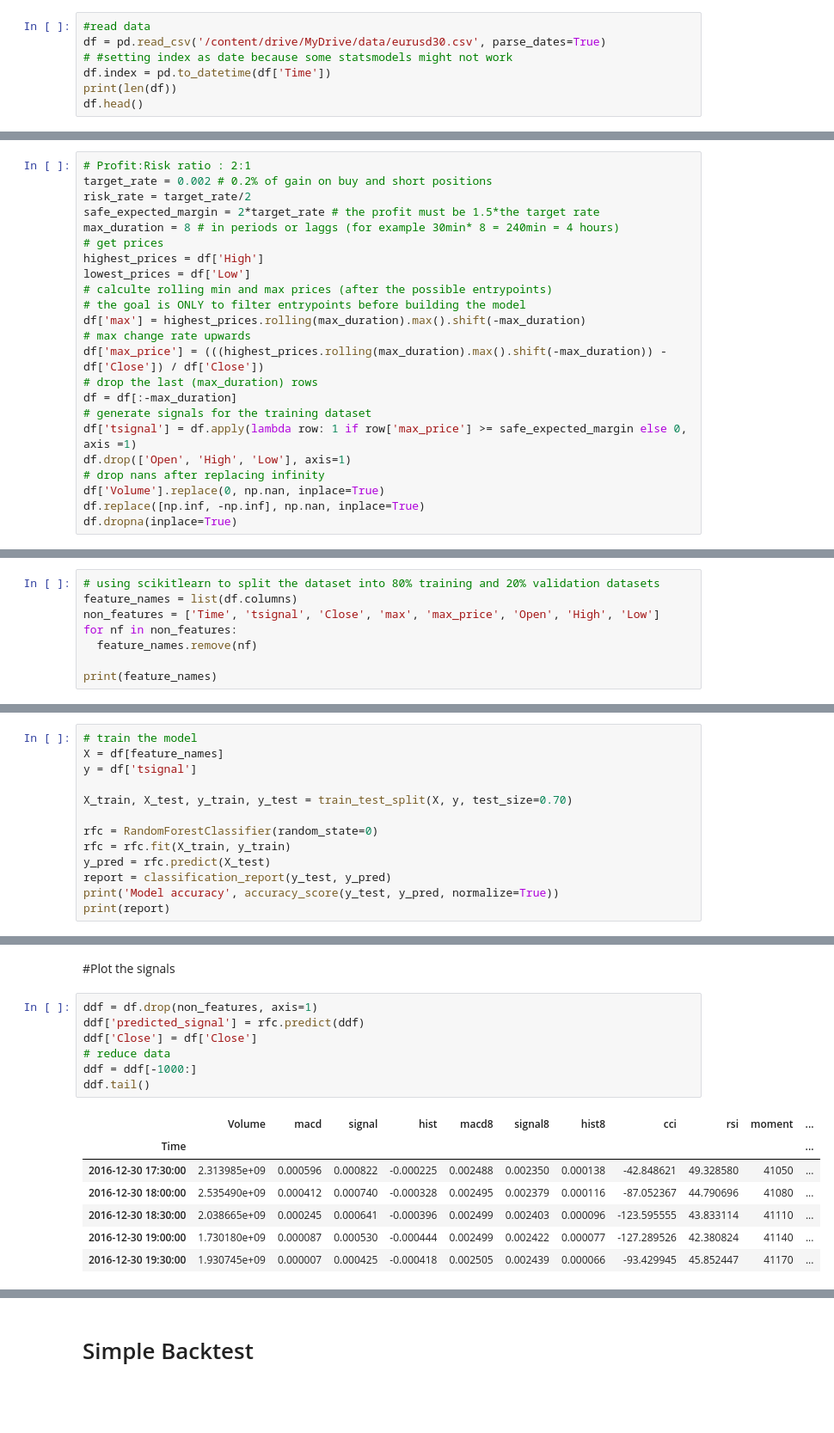
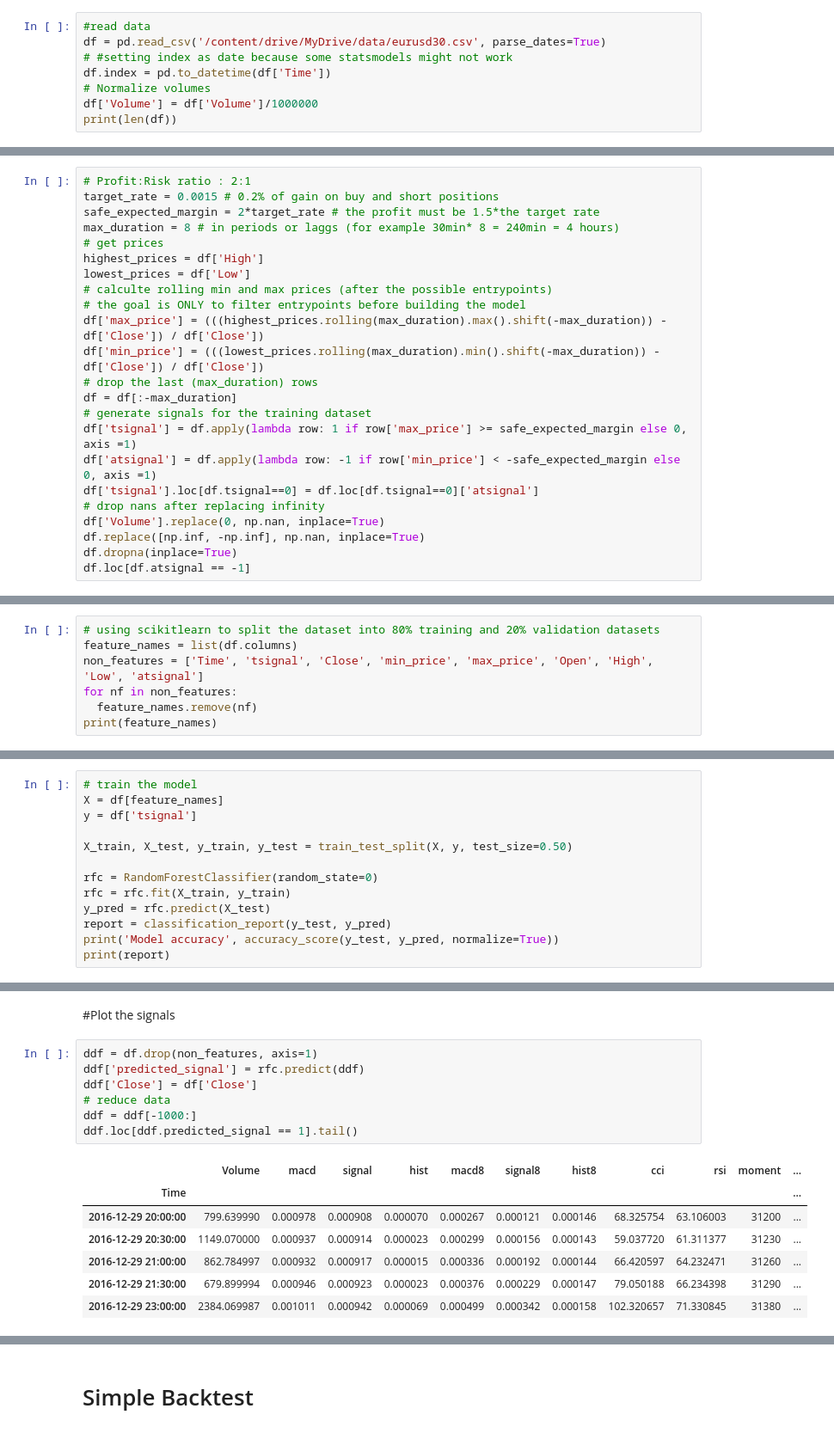
Before and after one commit to ayoubbensakhria/finance_algo, a Jupyter notebook: FXPROBOT.ipynb, the cells around one changed output, grey strips where cells are left out. Shown at 86% size. Cells and saved outputs as stored; diff of their text form; blank space fills up the shorter version.

```diff
--- a/FXPROBOT.ipynb
+++ b/FXPROBOT.ipynb
@@ -37,7 +35,8 @@ warnings.filterwarnings('ignore')
 df = pd.read_csv('/content/drive/MyDrive/data/eurusd30.csv', parse_dates=True)
 # #setting index as date because some statsmodels might not work
 df.index = pd.to_datetime(df['Time'])
+# Normalize volumes
+df['Volume'] = df['Volume']/1000000
 print(len(df))
-df.head()
 # %% [output]
 122736
@@ -155,7 +147,6 @@ plot_macd(sample_df['Close'], sample_df)
 # %%
 # Profit:Risk ratio : 2:1
-target_rate = 0.002 # 0.2% of gain on buy and short positions
-risk_rate = target_rate/2
+target_rate = 0.0015 # 0.2% of gain on buy and short positions
 safe_expected_margin = 2*target_rate # the profit must be 1.5*the target rate
 max_duration = 8 # in periods or laggs (for example 30min* 8 = 240min = 4 hours)
 # get prices
@@ -163,15 +154,16 @@ highest_prices = df['High']
 lowest_prices = df['Low']
 # calculte rolling min and max prices (after the possible entrypoints)
 # the goal is ONLY to filter entrypoints before building the model
-df['max'] = highest_prices.rolling(max_duration).max().shift(-max_duration)
-# max change rate upwards
 df['max_price'] = (((highest_prices.rolling(max_duration).max().shift(-max_duration)) - df['Close']) / df['Close'])
+df['min_price'] = (((lowest_prices.rolling(max_duration).min().shift(-max_duration)) - df['Close']) / df['Close'])
 # drop the last (max_duration) rows
 df = df[:-max_duration]
 # generate signals for the training dataset
 df['tsignal'] = df.apply(lambda row: 1 if row['max_price'] >= safe_expected_margin else 0, axis =1)
-df.drop(['Open', 'High', 'Low'], axis=1)
+df['atsignal'] = df.apply(lambda row: -1 if row['min_price'] < -safe_expected_margin else 0, axis =1)
+df['tsignal'].loc[df.tsignal==0] = df.loc[df.tsignal==0]['atsignal']
 # drop nans after replacing infinity
 df['Volume'].replace(0, np.nan, inplace=True)
 df.replace([np.inf, -np.inf], np.nan, inplace=True)
 df.dropna(inplace=True)
+df.loc[df.atsignal == -1]
@@ -206,10 +199,9 @@ df.loc[df['moment'] == 40570]
 # %%
 # using scikitlearn to split the dataset into 80% training and 20% validation datasets
 feature_names = list(df.columns)
-non_features = ['Time', 'tsignal', 'Close', 'max', 'max_price', 'Open', 'High', 'Low']
+non_features = ['Time', 'tsignal', 'Close', 'min_price', 'max_price', 'Open', 'High', 'Low', 'atsignal']
 for nf in non_features:
   feature_names.remove(nf)
-
 print(feature_names)
 # %% [output]
 ['Volume', 'macd', 'signal', 'hist', 'macd8', 'signal8', 'hist8', 'cci', 'rsi', 'moment']
@@ -218,7 +210,7 @@ print(feature_names)
 X = df[feature_names]
 y = df['tsignal']
 
-X_train, X_test, y_train, y_test = train_test_split(X, y, test_size=0.70)
+X_train, X_test, y_train, y_test = train_test_split(X, y, test_size=0.50)
 
 rfc = RandomForestClassifier(random_state=0)
 rfc = rfc.fit(X_train, y_train)
@@ -257,18 +244,18 @@ tree.plot_tree(rfc.estimators_[0],
 # %%
 ddf = df.drop(non_features, axis=1)
 ddf['predicted_signal'] = rfc.predict(ddf)
 ddf['Close'] = df['Close']
 # reduce data
 ddf = ddf[-1000:]
-ddf.tail()
+ddf.loc[ddf.predicted_signal == 1].tail()
 # %% [output]
 |  | Volume | macd | signal | hist | macd8 | signal8 | hist8 | cci | rsi | moment | ... |
 | Time |  |  |  |  |  |  |  |  |  |  | ... |
-| 2016-12-30 17:30:00 | 2.313985e+09 | 0.000596 | 0.000822 | -0.000225 | 0.002488 | 0.002350 | 0.000138 | -42.848621 | 49.328580 | 41050 | ... |
-| 2016-12-30 18:00:00 | 2.535490e+09 | 0.000412 | 0.000740 | -0.000328 | 0.002495 | 0.002379 | 0.000116 | -87.052367 | 44.790696 | 41080 | ... |
-| 2016-12-30 18:30:00 | 2.038665e+09 | 0.000245 | 0.000641 | -0.000396 | 0.002499 | 0.002403 | 0.000096 | -123.595555 | 43.833114 | 41110 | ... |
-| 2016-12-30 19:00:00 | 1.730180e+09 | 0.000087 | 0.000530 | -0.000444 | 0.002499 | 0.002422 | 0.000077 | -127.289526 | 42.380824 | 41140 | ... |
-| 2016-12-30 19:30:00 | 1.930745e+09 | 0.000007 | 0.000425 | -0.000418 | 0.002505 | 0.002439 | 0.000066 | -93.429945 | 45.852447 | 41170 | ... |
+| 2016-12-29 20:00:00 | 799.639990 | 0.000978 | 0.000908 | 0.000070 | 0.000267 | 0.000121 | 0.000146 | 68.325754 | 63.106003 | 31200 | ... |
+| 2016-12-29 20:30:00 | 1149.070000 | 0.000937 | 0.000914 | 0.000023 | 0.000299 | 0.000156 | 0.000143 | 59.037720 | 61.311377 | 31230 | ... |
+| 2016-12-29 21:00:00 | 862.784997 | 0.000932 | 0.000917 | 0.000015 | 0.000336 | 0.000192 | 0.000144 | 66.420597 | 64.232471 | 31260 | ... |
+| 2016-12-29 21:30:00 | 679.899994 | 0.000946 | 0.000923 | 0.000023 | 0.000376 | 0.000229 | 0.000147 | 79.050188 | 66.234398 | 31290 | ... |
+| 2016-12-29 23:00:00 | 2384.069987 | 0.001011 | 0.000942 | 0.000069 | 0.000499 | 0.000342 | 0.000158 | 102.320657 | 71.330845 | 31380 | ... |
 # %%
 # Initialize the plot figure
 fig = plt.figure(figsize=(32,16))
```
Also changed, not shown: parts of 23 cells of this notebook.
